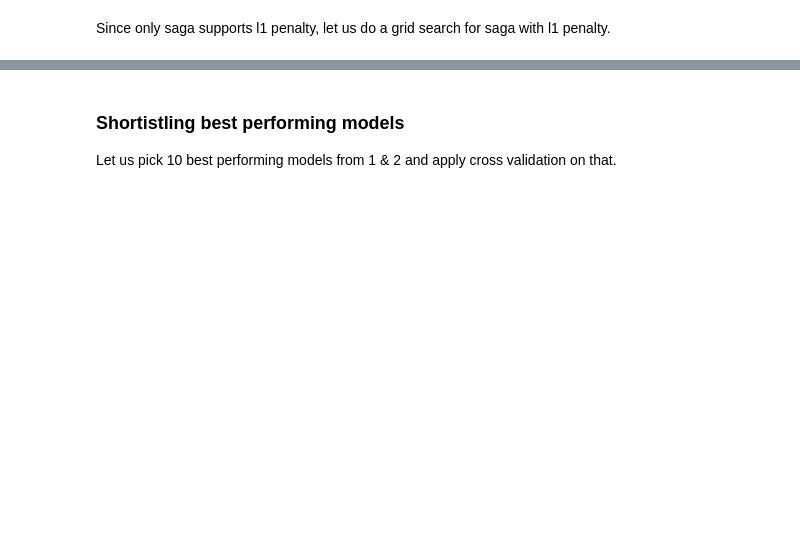
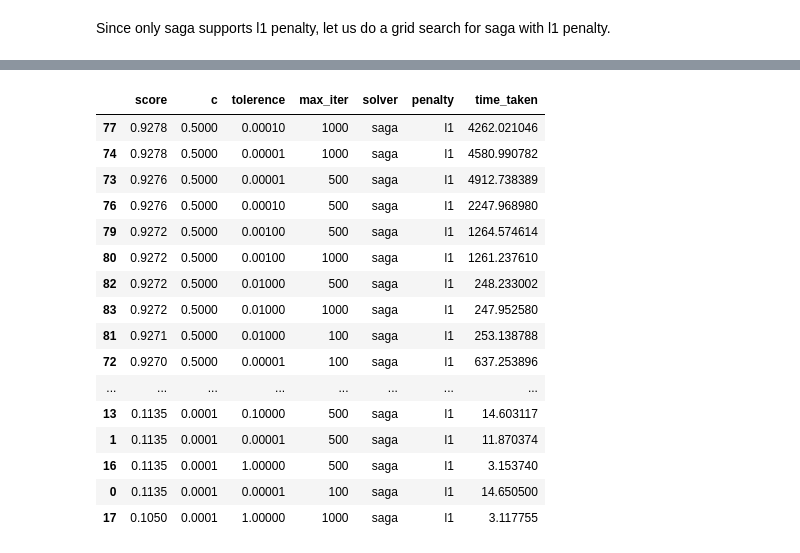
Before and after one commit to vandana-iyer/MNIST-playground, a Jupyter notebook: Linear Classifiers/01_MNIST_LogisticRegression.ipynb, the cells around one changed output, grey strips where cells are left out. Cells and saved outputs as stored; diff of their text form; code cells hidden in the pictures; blank space fills up the shorter version.

```diff
--- a/Linear Classifiers/01_MNIST_LogisticRegression.ipynb
+++ b/Linear Classifiers/01_MNIST_LogisticRegression.ipynb
@@ -246,7 +250,10 @@ def get_custom_grid_search_results(c_values, tol_values, max_iter, solvers, pena
             'max_iter': max_iter,
             'solver': solver,
             'penalty': penalty,
-            'time_taken': time_taken
+            'time_taken': time_taken,
+            'coef': clf.coef_,
+            'predictions': predictions,
+            'sparsity': (np.mean(clf.coef_ == 0)) * 100
         }
 
         iter_results.append(result)
@@ -458,4 +496,22 @@ Iteration 73 completed with parameters {'score': 0.9276, 'c': 0.5, 'tolerence':
-# %% [markdown]
-### Shortistling best performing models
-
-Let us pick 10 best performing models from 1 & 2 and apply cross validation on that.
+# %%
+saga_with_l1_results = pd.DataFrame(saga_results)
+saga_report = saga_with_l1_results.sort_values(by='score', ascending=False)
+saga_report
+# %% [output]
+|  | score | c | tolerence | max_iter | solver | penalty | time_taken |
+| 77 | 0.9278 | 0.5000 | 0.00010 | 1000 | saga | l1 | 4262.021046 |
+| 74 | 0.9278 | 0.5000 | 0.00001 | 1000 | saga | l1 | 4580.990782 |
+| 73 | 0.9276 | 0.5000 | 0.00001 | 500 | saga | l1 | 4912.738389 |
+| 76 | 0.9276 | 0.5000 | 0.00010 | 500 | saga | l1 | 2247.968980 |
+| 79 | 0.9272 | 0.5000 | 0.00100 | 500 | saga | l1 | 1264.574614 |
+| 80 | 0.9272 | 0.5000 | 0.00100 | 1000 | saga | l1 | 1261.237610 |
+| 82 | 0.9272 | 0.5000 | 0.01000 | 500 | saga | l1 | 248.233002 |
+| 83 | 0.9272 | 0.5000 | 0.01000 | 1000 | saga | l1 | 247.952580 |
+| 81 | 0.9271 | 0.5000 | 0.01000 | 100 | saga | l1 | 253.138788 |
+| 72 | 0.9270 | 0.5000 | 0.00001 | 100 | saga | l1 | 637.253896 |
+| ... | ... | ... | ... | ... | ... | ... | ... |
+| 13 | 0.1135 | 0.0001 | 0.10000 | 500 | saga | l1 | 14.603117 |
+| 1 | 0.1135 | 0.0001 | 0.00001 | 500 | saga | l1 | 11.870374 |
+| 16 | 0.1135 | 0.0001 | 1.00000 | 500 | saga | l1 | 3.153740 |
+| 0 | 0.1135 | 0.0001 | 0.00001 | 100 | saga | l1 | 14.650500 |
+| 17 | 0.1050 | 0.0001 | 1.00000 | 1000 | saga | l1 | 3.117755 |
```
Also changed, not shown: parts of 18 cells of this notebook, 2 other files.
